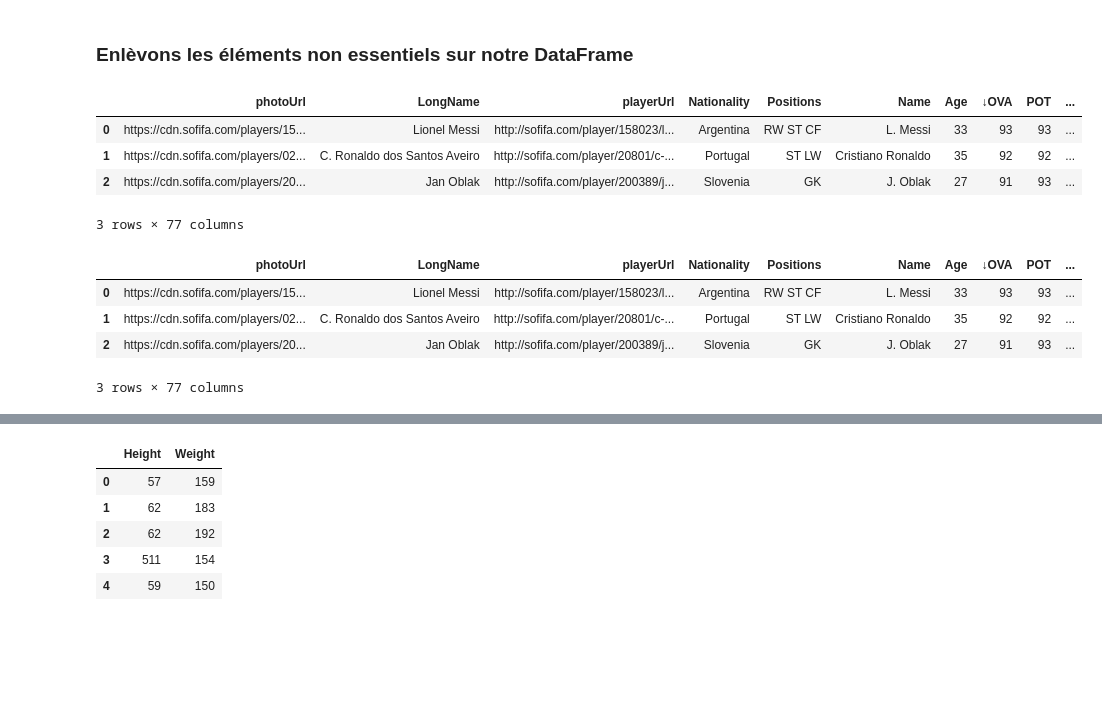
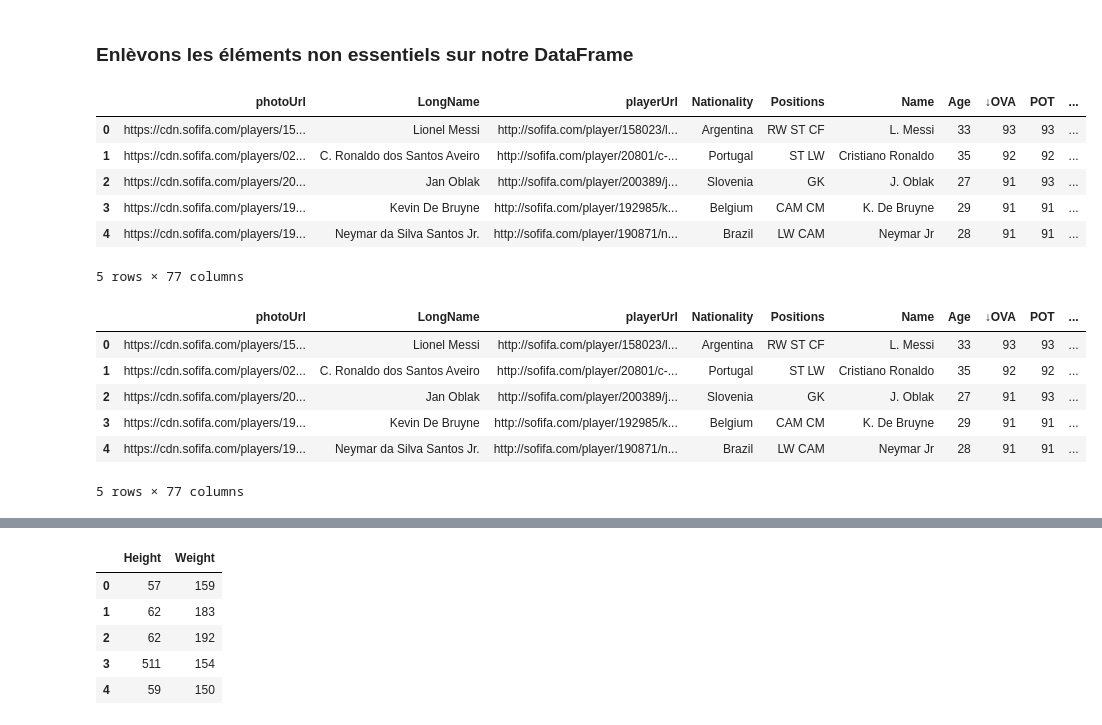
Before and after one commit to Ekwa1995/Data_cleaning_on_fifa_v1_2021, a Jupyter notebook: Data_cleaning_on_fifa_2021.ipynb, the cells around one changed output, grey strips where cells are left out. Cells and saved outputs as stored; diff of their text form; code cells hidden in the pictures; blank space fills up the shorter version.

```diff
--- a/Data_cleaning_on_fifa_2021.ipynb
+++ b/Data_cleaning_on_fifa_2021.ipynb
@@ -253,21 +255,25 @@ memory usage: 848.0+ bytes
 # %%
 # Enlèvons \n sur la colonne 'Hits'
 df['Hits'] = df['Hits'].str.replace('\n', '')
-df.head(3)
+df.head()
 # %% [output]
 |  | photoUrl | LongName | playerUrl | Nationality | Positions | Name | Age | ↓OVA | POT | ... |
 | 0 | https://cdn.sofifa.com/players/15... | Lionel Messi | http://sofifa.com/player/158023/l... | Argentina | RW ST CF | L. Messi | 33 | 93 | 93 | ... |
 | 1 | https://cdn.sofifa.com/players/02... | C. Ronaldo dos Santos Aveiro | http://sofifa.com/player/20801/c-... | Portugal | ST LW | Cristiano Ronaldo | 35 | 92 | 92 | ... |
 | 2 | https://cdn.sofifa.com/players/20... | Jan Oblak | http://sofifa.com/player/200389/j... | Slovenia | GK | J. Oblak | 27 | 91 | 93 | ... |
+| 3 | https://cdn.sofifa.com/players/19... | Kevin De Bruyne | http://sofifa.com/player/192985/k... | Belgium | CAM CM | K. De Bruyne | 29 | 91 | 91 | ... |
+| 4 | https://cdn.sofifa.com/players/19... | Neymar da Silva Santos Jr. | http://sofifa.com/player/190871/n... | Brazil | LW CAM | Neymar Jr | 28 | 91 | 91 | ... |
-3 rows × 77 columns
+5 rows × 77 columns
 # %%
 # Enlèvons \n sur la colonne 'Team & Contract'
 df['Team & Contract'] = df['Team & Contract'].str.replace('\n', '')
-df.head(3)
+df.head()
 # %% [output]
 |  | photoUrl | LongName | playerUrl | Nationality | Positions | Name | Age | ↓OVA | POT | ... |
 | 0 | https://cdn.sofifa.com/players/15... | Lionel Messi | http://sofifa.com/player/158023/l... | Argentina | RW ST CF | L. Messi | 33 | 93 | 93 | ... |
 | 1 | https://cdn.sofifa.com/players/02... | C. Ronaldo dos Santos Aveiro | http://sofifa.com/player/20801/c-... | Portugal | ST LW | Cristiano Ronaldo | 35 | 92 | 92 | ... |
 | 2 | https://cdn.sofifa.com/players/20... | Jan Oblak | http://sofifa.com/player/200389/j... | Slovenia | GK | J. Oblak | 27 | 91 | 93 | ... |
+| 3 | https://cdn.sofifa.com/players/19... | Kevin De Bruyne | http://sofifa.com/player/192985/k... | Belgium | CAM CM | K. De Bruyne | 29 | 91 | 91 | ... |
+| 4 | https://cdn.sofifa.com/players/19... | Neymar da Silva Santos Jr. | http://sofifa.com/player/190871/n... | Brazil | LW CAM | Neymar Jr | 28 | 91 | 91 | ... |
-3 rows × 77 columns
+5 rows × 77 columns
 # %%
```
Also changed, not shown: parts of 23 cells of this notebook, 1 other file.
